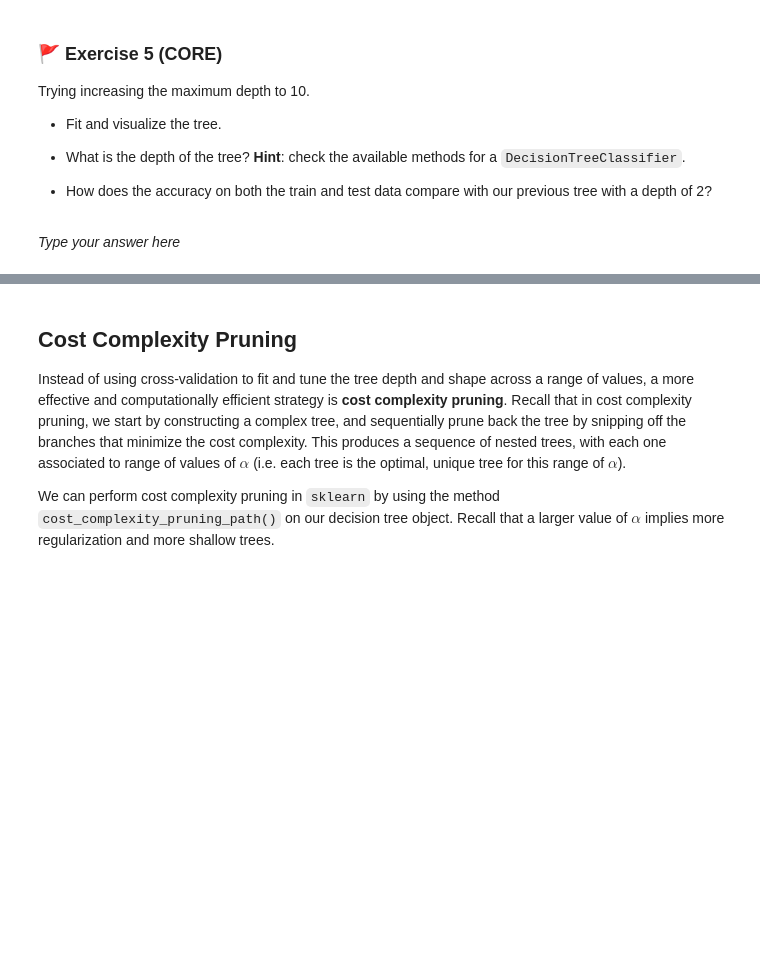
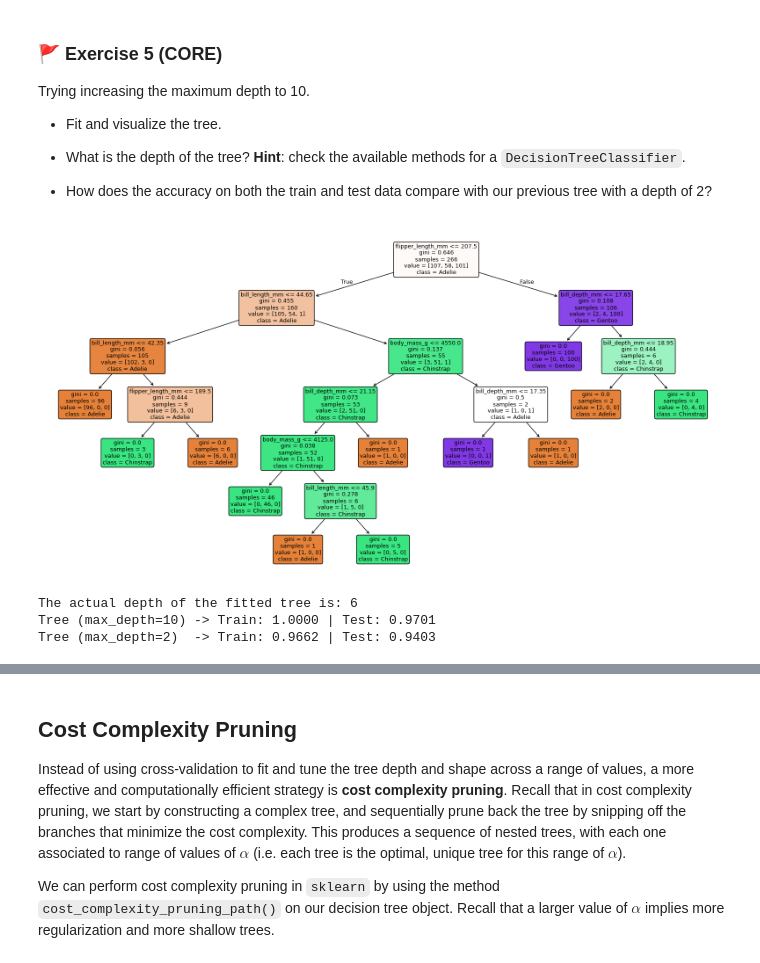
Before and after one commit to zici021129/MLP_2026_week08, a Jupyter notebook: mlp_week08.ipynb, the cells around one changed output, grey strips where cells are left out. Saved outputs shown, nothing was run; the diff lists cells and outputs as text; code cells hidden in the pictures; blank space fills up the shorter version.

```diff
--- a/mlp_week08.ipynb
+++ b/mlp_week08.ipynb
@@ -201,2 +333,31 @@ Trying increasing the maximum depth to 10.
-# %% [markdown]
-_Type your answer here_
+# %%
+# Code for your answer here
+tree_clf_10 = DecisionTreeClassifier(max_depth=10, random_state=0)
+tree_clf_10.fit(X_train, y_train)
+
+plt.figure(figsize=(20, 10))
+plot_tree(
+    tree_clf_10,
+    filled=True,
+    rounded=True,
+    feature_names=X_train.columns,
+    class_names=tree_clf_10.classes_
+)
+plt.show()
+
+actual_depth = tree_clf_10.get_depth()
+print(f"The actual depth of the fitted tree is: {actual_depth}")
+
+train_acc_10 = tree_clf_10.score(X_train, y_train)
+test_acc_10 = tree_clf_10.score(X_test, y_test)
+
+train_acc_2 = tree_clf.score(X_train, y_train)
+test_acc_2 = tree_clf.score(X_test, y_test)
+
+print(f"Tree (max_depth=10) -> Train: {train_acc_10:.4f} | Test: {test_acc_10:.4f}")
+print(f"Tree (max_depth=2)  -> Train: {train_acc_2:.4f} | Test: {test_acc_2:.4f}")
+# %% [output]
+[figure, added]
+The actual depth of the fitted tree is: 6
+Tree (max_depth=10) -> Train: 1.0000 | Test: 0.9701
+Tree (max_depth=2)  -> Train: 0.9662 | Test: 0.9403
```
Also changed, not shown: parts of 34 cells of this notebook.
